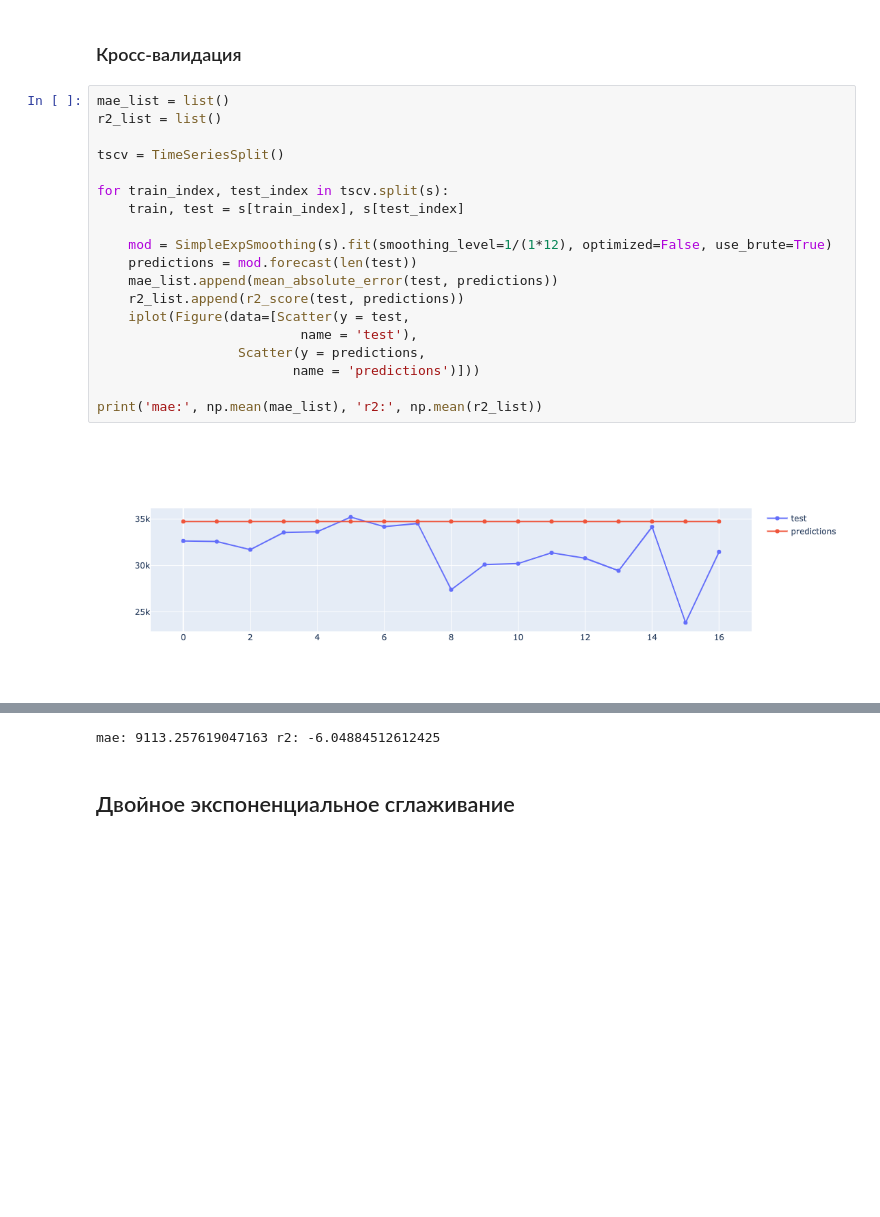
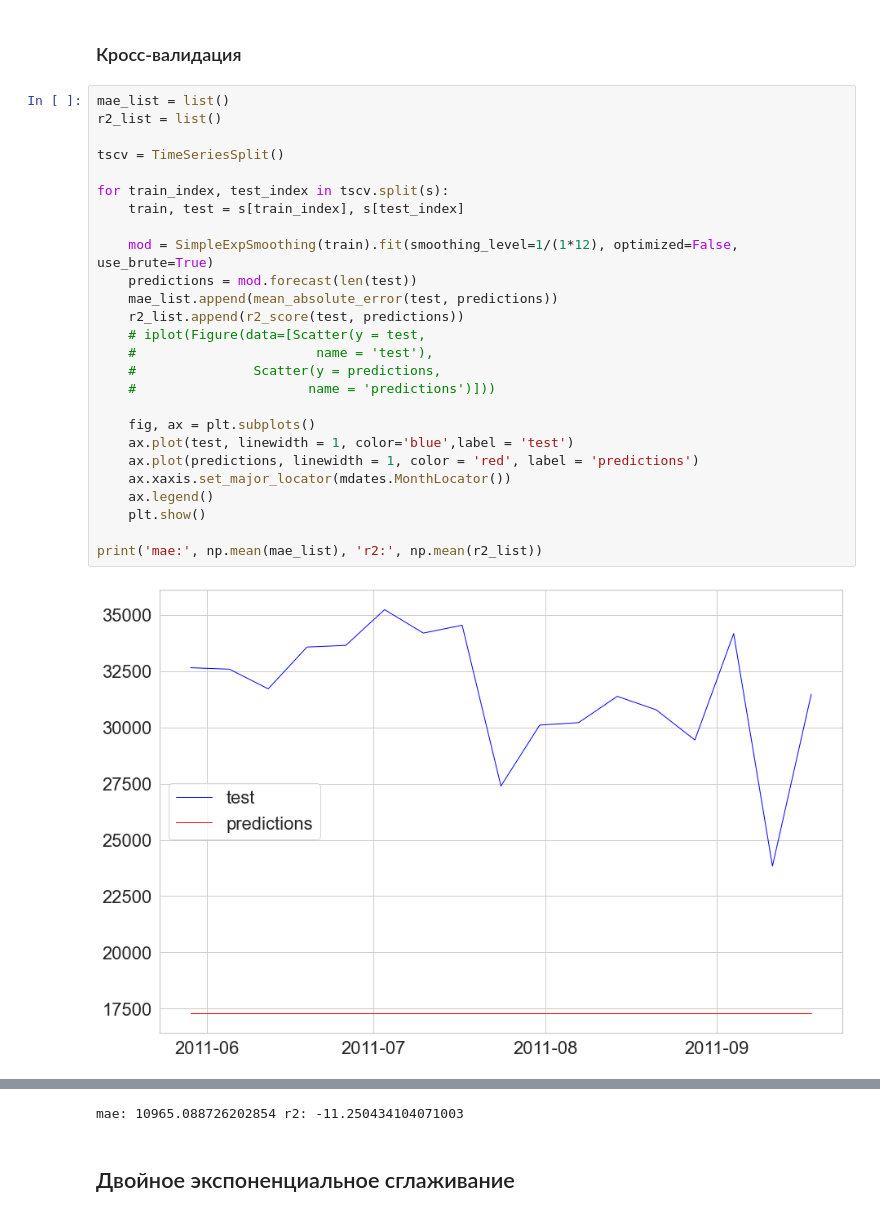
Before and after one commit to kienli/Forecasting-and-Time-Series, a Jupyter notebook: lecture5/Home_work.ipynb, the cells around one changed output, grey strips where cells are left out. Cells and saved outputs as stored; diff of their text form; blank space fills up the shorter version.

```diff
--- a/lecture5/Home_work.ipynb
+++ b/lecture5/Home_work.ipynb
@@ -113,21 +113,28 @@ iplot(Figure(data=[Scatter(x = df.index,
 # %%
 mae_list = list()
 r2_list = list()
 
 tscv = TimeSeriesSplit()
 
 for train_index, test_index in tscv.split(s):
     train, test = s[train_index], s[test_index]
 
-    mod = SimpleExpSmoothing(s).fit(smoothing_level=1/(1*12), optimized=False, use_brute=True)
+    mod = SimpleExpSmoothing(train).fit(smoothing_level=1/(1*12), optimized=False, use_brute=True)
     predictions = mod.forecast(len(test))
     mae_list.append(mean_absolute_error(test, predictions))
     r2_list.append(r2_score(test, predictions))
-    iplot(Figure(data=[Scatter(y = test,
-                          name = 'test'),
-                  Scatter(y = predictions,
-                         name = 'predictions')]))
+    # iplot(Figure(data=[Scatter(y = test,
+    #                       name = 'test'),
+    #               Scatter(y = predictions,
+    #                      name = 'predictions')]))
+
+    fig, ax = plt.subplots()
+    ax.plot(test, linewidth = 1, color='blue',label = 'test')
+    ax.plot(predictions, linewidth = 1, color = 'red', label = 'predictions')
+    ax.xaxis.set_major_locator(mdates.MonthLocator())
+    ax.legend()
+    plt.show()
 
 print('mae:', np.mean(mae_list), 'r2:', np.mean(r2_list))
 # %% [output]
-[figure, old version]
+[figure, new version]
@@ -138,4 +145,4 @@ print('mae:', np.mean(mae_list), 'r2:', np.mean(r2_list))
-mae: 9113.257619047163 r2: -6.04884512612425
+mae: 10965.088726202854 r2: -11.250434104071003
 # %% [markdown]
 ## Двойное экспоненциальное сглаживание
 # %%
```
Also changed, not shown: parts of 9 cells of this notebook.
